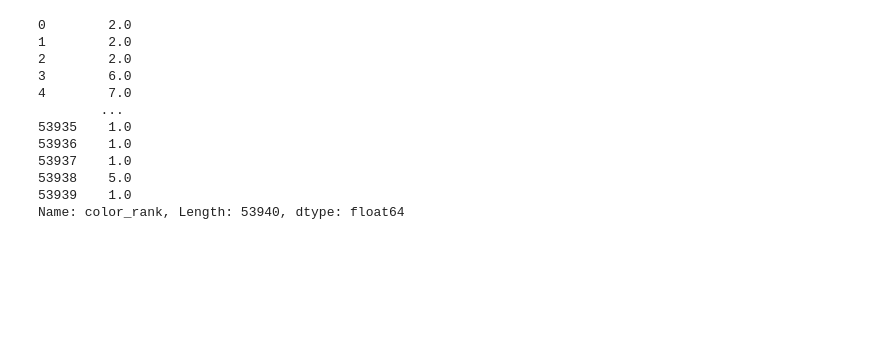
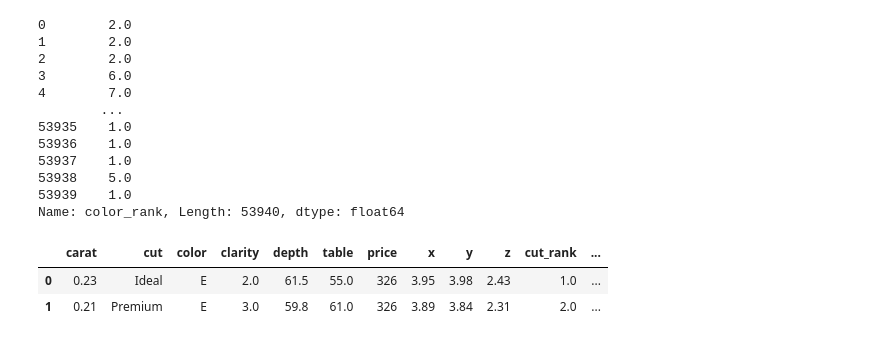
Before and after one commit to abdulsalam24052-oss/Python-for-AI, a Jupyter notebook: notebooks/Week 4/Day 17/EDA project.ipynb, the cells around one changed output. Saved outputs shown, nothing was run; the diff lists cells and outputs as text; code cells hidden in the pictures; blank space fills up the shorter version.

```diff
--- a/notebooks/Week 4/Day 17/EDA project.ipynb
+++ b/notebooks/Week 4/Day 17/EDA project.ipynb
@@ -146,0 +175,6 @@ Name: color_rank, Length: 53940, dtype: float64
+# %%
+df.head(2)
+# %% [output]
+|  | carat | cut | color | clarity | depth | table | price | x | y | z | cut_rank | ... |
+| 0 | 0.23 | Ideal | E | 2.0 | 61.5 | 55.0 | 326 | 3.95 | 3.98 | 2.43 | 1.0 | ... |
+| 1 | 0.21 | Premium | E | 3.0 | 59.8 | 61.0 | 326 | 3.89 | 3.84 | 2.31 | 2.0 | ... |
```
Also changed, not shown: parts of 12 cells of this notebook.
